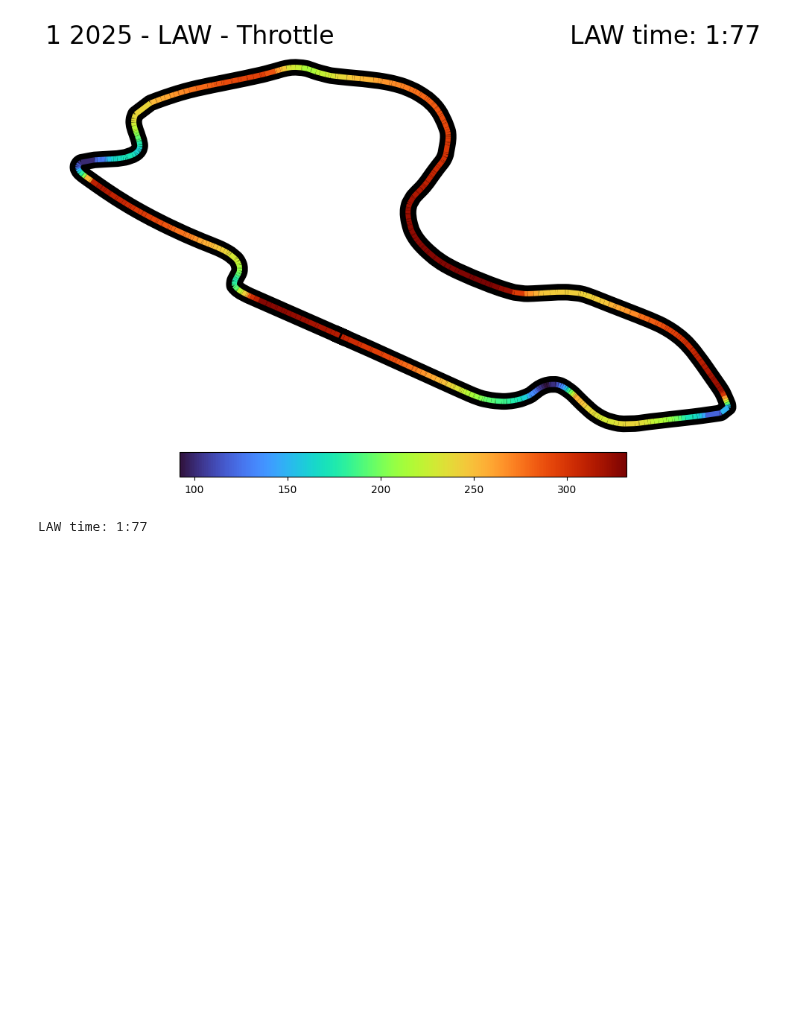
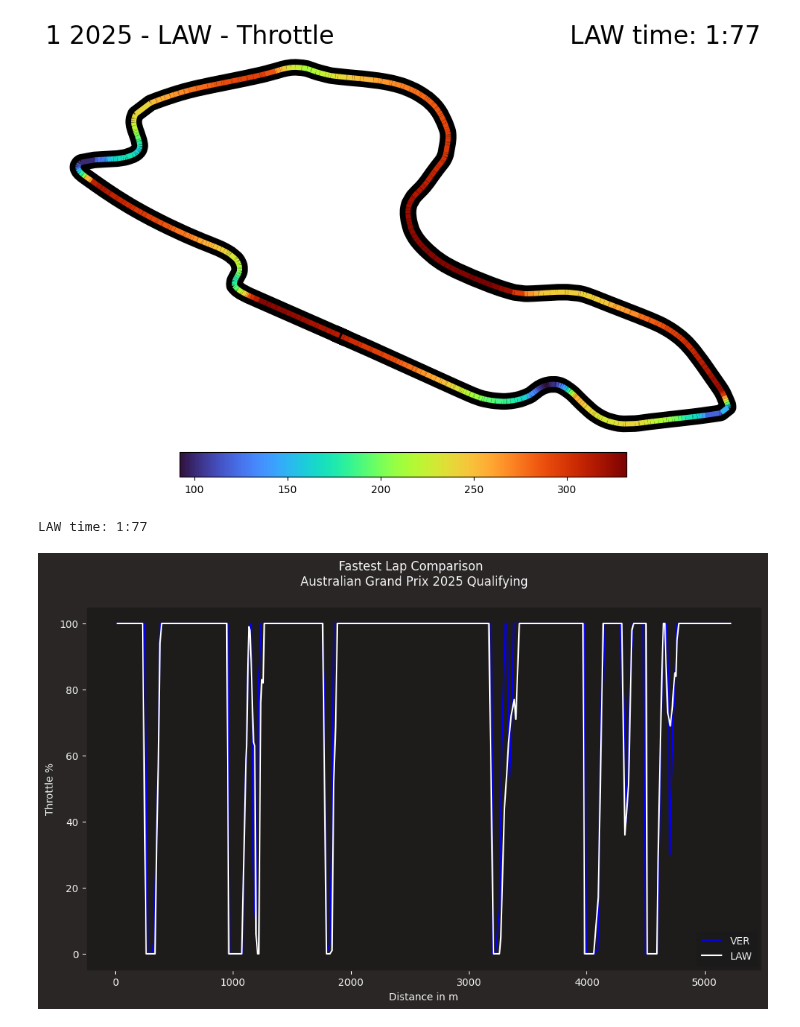
Before and after one commit to OhOmah/F1Revisited, a Jupyter notebook: MaxVSecondSeat.ipynb, the cells around one changed output. Drawn from its saved outputs; the diff is of its cells as text; code cells hidden in the pictures; blank space fills up the shorter version.

Commit message:
Added new plot to compare throttle percentage between max and lawson

```diff
--- a/MaxVSecondSeat.ipynb
+++ b/MaxVSecondSeat.ipynb
@@ -18,6 +18,7 @@ wknd = 1
 ses = 'Q'
 VER = 'VER'
 LAW = 'LAW'
+HAD = 'HAD'
 colormap = mpl.cm.turbo
 # %%
 # Doing a test run to plot
@@ -27,6 +28,7 @@ weekend = session.event
 
 MaxLap = session.laps.pick_drivers(VER).pick_fastest()
 LawLap = session.laps.pick_drivers(LAW).pick_fastest()
+HadLap = session.laps.pick_drivers(HAD).pick_fastest()
 
 # Get the telemetry for max
 VER_x = MaxLap.telemetry['X']
@@ -114,3 +116,27 @@ plot_fastest_lap(LAW_segments, LawLap, LAW_color, weekend, LAW, LAW_td)
 # %% [output]
 [figure]
 LAW time: 1:77
+# %%
+fastf1.plotting.setup_mpl(mpl_timedelta_support=True, misc_mpl_mods=False,
+                          color_scheme='fastf1')
+
+VER_tel = MaxLap.get_car_data().add_distance()
+LAW_tel = LawLap.get_car_data().add_distance()
+
+rbr_color = fastf1.plotting.get_team_color(MaxLap['Team'], session=session)
+vcarb_color = fastf1.plotting.get_team_color(HadLap['Team'], session=session)
+
+fig, ax = plt.subplots(figsize=(12,6.5))
+ax.plot(VER_tel['Distance'], VER_tel['Throttle'], color=rbr_color, label=VER)
+ax.plot(LAW_tel['Distance'], LAW_tel['Throttle'], color='white', label=LAW)
+
+ax.set_xlabel('Distance in m')
+ax.set_ylabel('Throttle %')
+
+ax.legend()
+plt.suptitle(f"Fastest Lap Comparison \n "
+             f"{session.event['EventName']} {session.event.year} Qualifying")
+
+plt.show()
+# %% [output]
+[figure, added]
```
